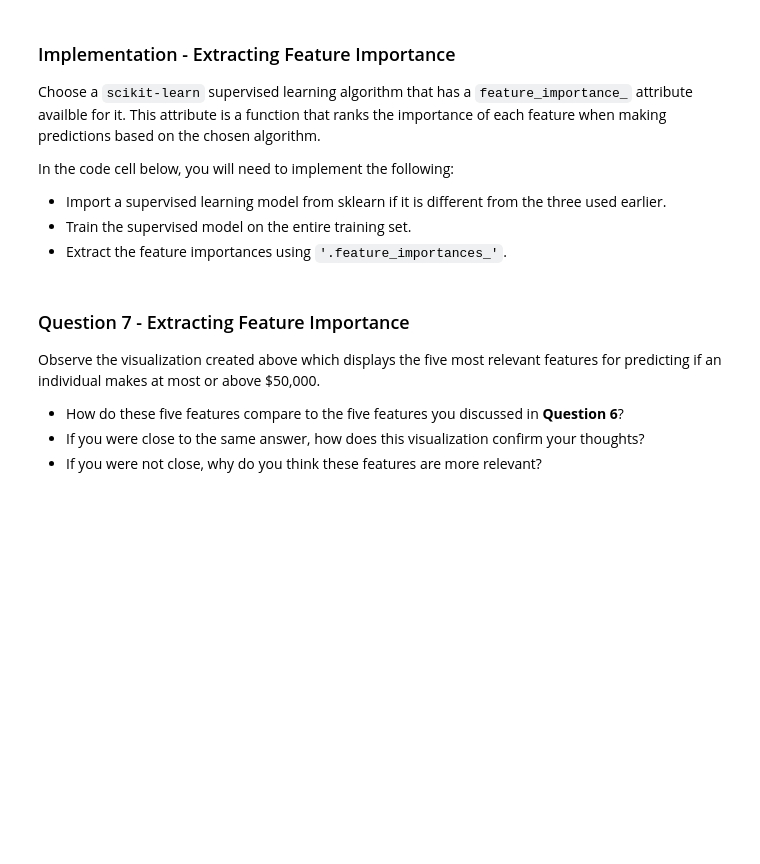
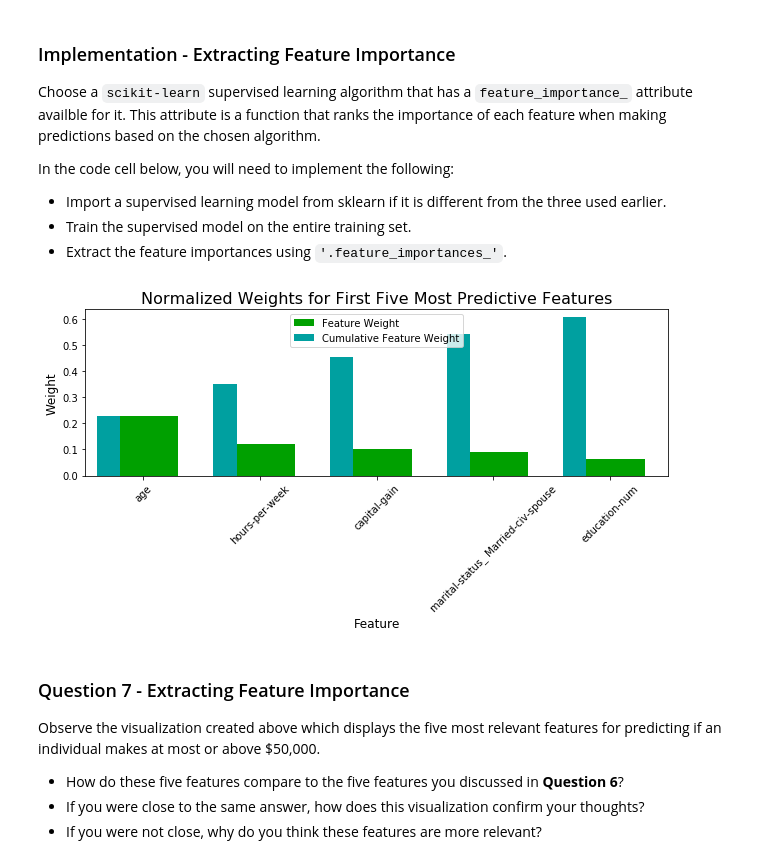
Before and after one commit to caraalexander/finding_donors, a Jupyter notebook: finding_donors.ipynb, the cells around one changed output. Saved outputs shown, nothing was run; the diff lists cells and outputs as text; code cells hidden in the pictures; blank space fills up the shorter version.

Commit message:
Add feature importance extraction

```diff
--- a/finding_donors.ipynb
+++ b/finding_donors.ipynb
@@ -580,16 +588,19 @@ In the code cell below, you will need to implement the following:
  - Extract the feature importances using `'.feature_importances_'`.
 # %%
 # TODO: Import a supervised learning model that has 'feature_importances_'
-
+# we will use random forests because we already used adaboost above
+from sklearn.ensemble import RandomForestClassifier
 
 # TODO: Train the supervised model on the training set using .fit(X_train, y_train)
-model = None
+model = RandomForestClassifier().fit(X_train, y_train)
 
 # TODO: Extract the feature importances using .feature_importances_
-importances = None
+importances = model.feature_importances_
 
 # Plot
 vs.feature_plot(importances, X_train, y_train)
+# %% [output]
+[figure, added]
 # %% [markdown]
 ### Question 7 - Extracting Feature Importance
 
```
Also changed, not shown: parts of 6 cells of this notebook, 1 other file.
